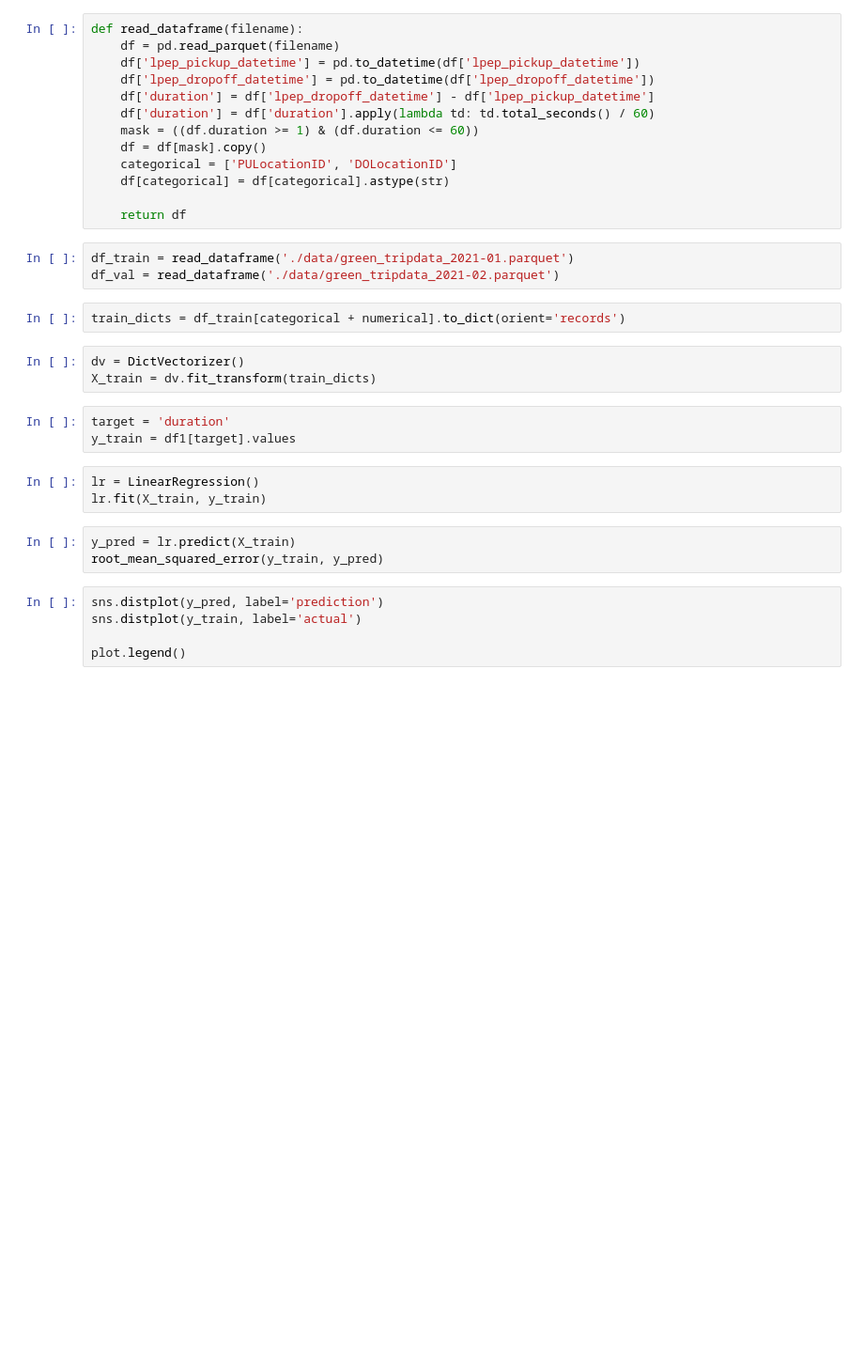
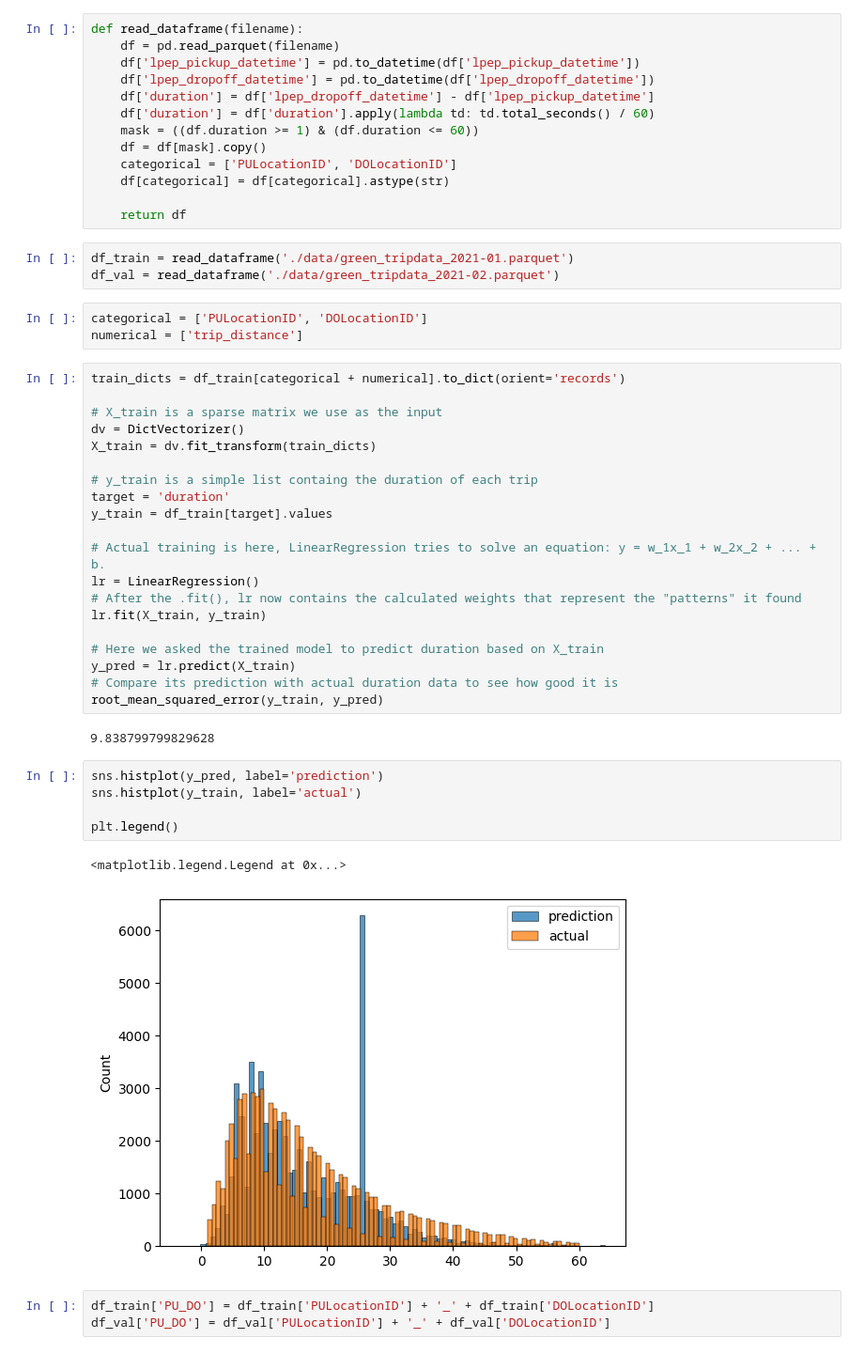
Before and after one commit to Joey-1218/MLOps-zoomcamp, a Jupyter notebook: 01-intro/duration-prediction.ipynb, the cells around one changed output. Shown at 94% size. Cells and saved outputs as stored; diff of their text form; blank space fills up the shorter version.

Commit message:
Complete Section 1.3: training a ride duration model

```diff
--- a/01-intro/duration-prediction.ipynb
+++ b/01-intro/duration-prediction.ipynb
@@ -44,21 +44,38 @@ def read_dataframe(filename):
 df_train = read_dataframe('./data/green_tripdata_2021-01.parquet')
 df_val = read_dataframe('./data/green_tripdata_2021-02.parquet')
 # %%
-train_dicts = df_train[categorical + numerical].to_dict(orient='records')
+categorical = ['PULocationID', 'DOLocationID']
+numerical = ['trip_distance']
-# %%
-dv = DictVectorizer()
-X_train = dv.fit_transform(train_dicts)
-# %%
-target = 'duration'
-y_train = df1[target].values
-# %%
-lr = LinearRegression()
-lr.fit(X_train, y_train)
-# %%
-y_pred = lr.predict(X_train)
-root_mean_squared_error(y_train, y_pred)
+# %%
+train_dicts = df_train[categorical + numerical].to_dict(orient='records')
+
+# X_train is a sparse matrix we use as the input
+dv = DictVectorizer()
+X_train = dv.fit_transform(train_dicts)
+
+# y_train is a simple list containg the duration of each trip
+target = 'duration'
+y_train = df_train[target].values
+
+# Actual training is here, LinearRegression tries to solve an equation: y = w_1x_1 + w_2x_2 + ... + b.
+lr = LinearRegression()
+# After the .fit(), lr now contains the calculated weights that represent the "patterns" it found
+lr.fit(X_train, y_train)
+
+# Here we asked the trained model to predict duration based on X_train
+y_pred = lr.predict(X_train)
+# Compare its prediction with actual duration data to see how good it is
+root_mean_squared_error(y_train, y_pred)
+# %% [output]
+9.838799799829628
 # %%
-sns.distplot(y_pred, label='prediction')
-sns.distplot(y_train, label='actual')
+sns.histplot(y_pred, label='prediction')
+sns.histplot(y_train, label='actual')
 
-plot.legend()
+plt.legend()
+# %% [output]
+<matplotlib.legend.Legend at 0x...>
+[figure, added]
+# %%
+df_train['PU_DO'] = df_train['PULocationID'] + '_' + df_train['DOLocationID']
+df_val['PU_DO'] = df_val['PULocationID'] + '_' + df_val['DOLocationID']
```
Also changed, not shown: parts of 7 cells of this notebook, 1 other file.
